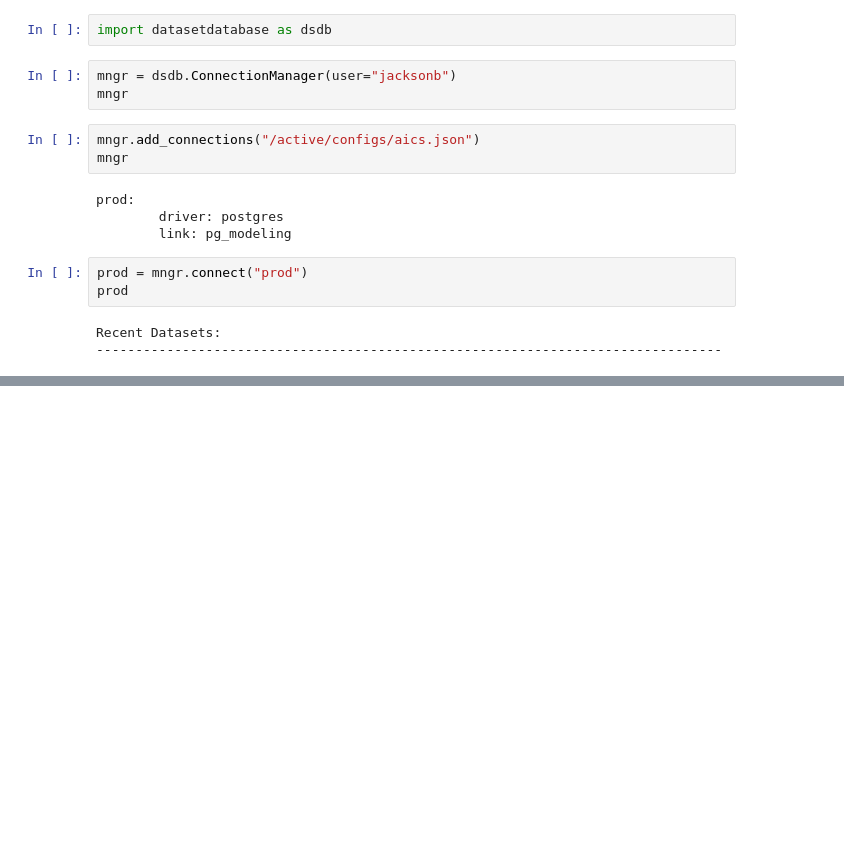
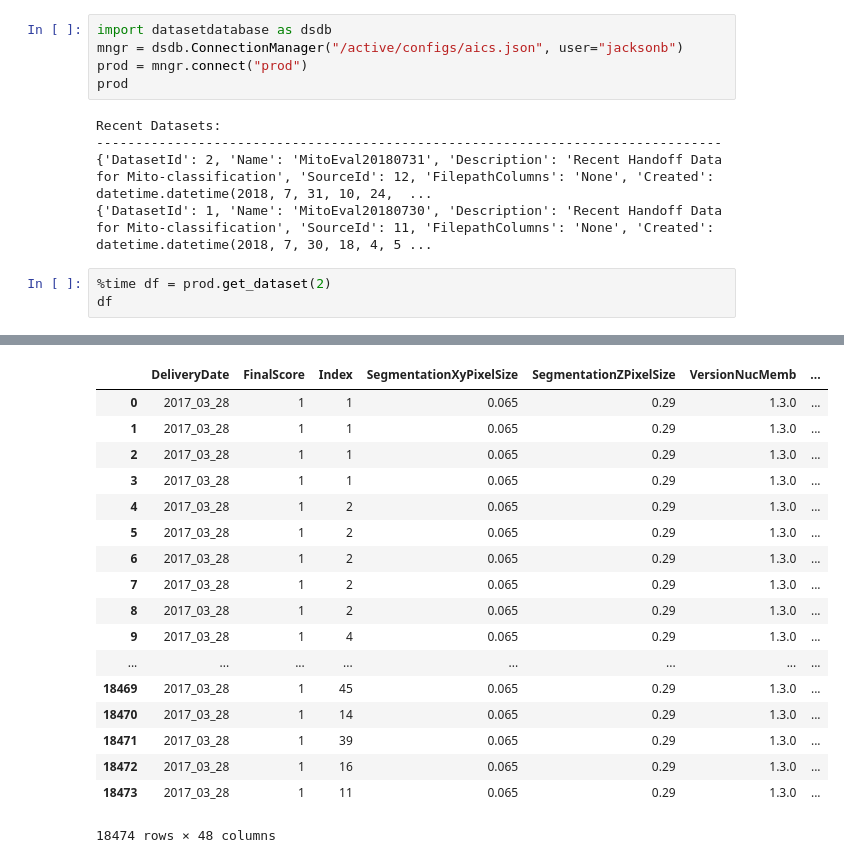
Before and after one commit to AllenCellModeling/datasetdatabase, a Jupyter notebook: examples/TESTING-prod.ipynb, the cells around one changed output, grey strips where cells are left out. Cells and saved outputs as stored; diff of their text form; blank space fills up the shorter version.

Commit message:
prod testing explainer, small changes

```diff
--- a/examples/TESTING-prod.ipynb
+++ b/examples/TESTING-prod.ipynb
@@ -1,18 +1,14 @@
-# %%
-import datasetdatabase as dsdb
-# %%
-mngr = dsdb.ConnectionManager(user="jacksonb")
-mngr
-# %%
-mngr.add_connections("/active/configs/aics.json")
-mngr
-# %% [output]
-prod:
-        driver: postgres
-        link: pg_modeling
-# %%
-prod = mngr.connect("prod")
-prod
-# %% [output]
-Recent Datasets:
---------------------------------------------------------------------------------
+# %%
+import datasetdatabase as dsdb
+mngr = dsdb.ConnectionManager("/active/configs/aics.json", user="jacksonb")
+prod = mngr.connect("prod")
+prod
+# %% [output]
+Recent Datasets:
+--------------------------------------------------------------------------------
+{'DatasetId': 2, 'Name': 'MitoEval20180731', 'Description': 'Recent Handoff Data for Mito-classification', 'SourceId': 12, 'FilepathColumns': 'None', 'Created': datetime.datetime(2018, 7, 31, 10, 24,  ...
+{'DatasetId': 1, 'Name': 'MitoEval20180730', 'Description': 'Recent Handoff Data for Mito-classification', 'SourceId': 11, 'FilepathColumns': 'None', 'Created': datetime.datetime(2018, 7, 30, 18, 4, 5 ...
+# %%
+%time df = prod.get_dataset(2)
+df
+# %% [output]
@@ -19,3 +17,21 @@ Recent Datasets:
+|  | DeliveryDate | FinalScore | Index | SegmentationXyPixelSize | SegmentationZPixelSize | VersionNucMemb | ... |
+| 0 | 2017_03_28 | 1 | 1 | 0.065 | 0.29 | 1.3.0 | ... |
+| 1 | 2017_03_28 | 1 | 1 | 0.065 | 0.29 | 1.3.0 | ... |
+| 2 | 2017_03_28 | 1 | 1 | 0.065 | 0.29 | 1.3.0 | ... |
+| 3 | 2017_03_28 | 1 | 1 | 0.065 | 0.29 | 1.3.0 | ... |
+| 4 | 2017_03_28 | 1 | 2 | 0.065 | 0.29 | 1.3.0 | ... |
+| 5 | 2017_03_28 | 1 | 2 | 0.065 | 0.29 | 1.3.0 | ... |
+| 6 | 2017_03_28 | 1 | 2 | 0.065 | 0.29 | 1.3.0 | ... |
+| 7 | 2017_03_28 | 1 | 2 | 0.065 | 0.29 | 1.3.0 | ... |
+| 8 | 2017_03_28 | 1 | 2 | 0.065 | 0.29 | 1.3.0 | ... |
+| 9 | 2017_03_28 | 1 | 4 | 0.065 | 0.29 | 1.3.0 | ... |
+| ... | ... | ... | ... | ... | ... | ... | ... |
+| 18469 | 2017_03_28 | 1 | 45 | 0.065 | 0.29 | 1.3.0 | ... |
+| 18470 | 2017_03_28 | 1 | 14 | 0.065 | 0.29 | 1.3.0 | ... |
+| 18471 | 2017_03_28 | 1 | 39 | 0.065 | 0.29 | 1.3.0 | ... |
+| 18472 | 2017_03_28 | 1 | 16 | 0.065 | 0.29 | 1.3.0 | ... |
+| 18473 | 2017_03_28 | 1 | 11 | 0.065 | 0.29 | 1.3.0 | ... |
+18474 rows × 48 columns
 # %%
 prod._deep_print()
 # %% [output]
```
Also changed, not shown: parts of 2 cells of this notebook, 5 other files.
